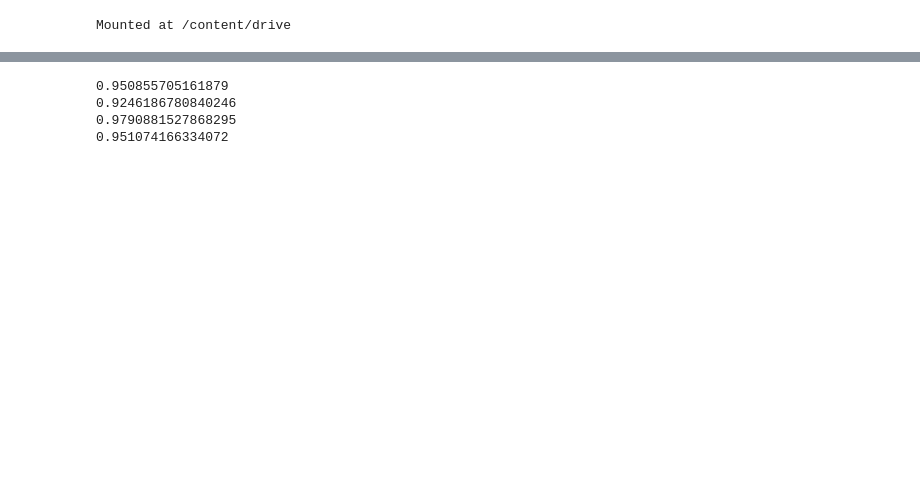
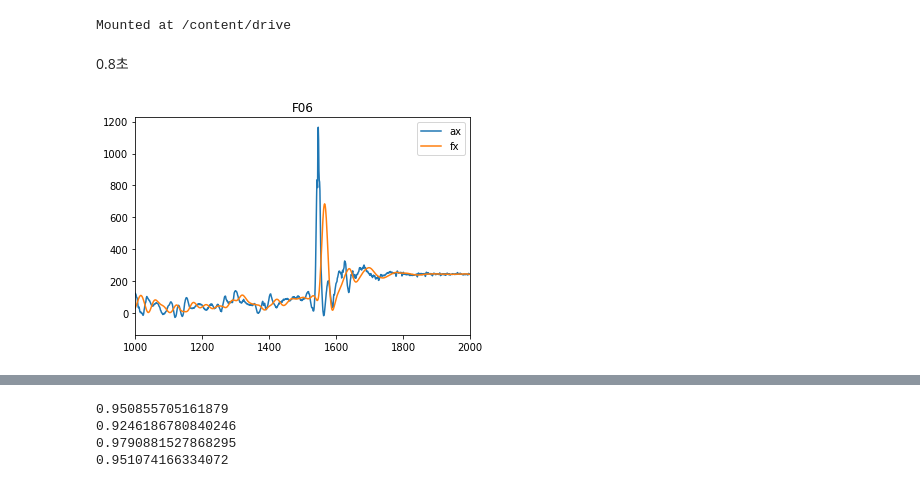
Before and after one commit to JEONSEHYEON/GwangjuAI_SGS, a Jupyter notebook: safeware.ipynb, the cells around one changed output, grey strips where cells are left out. Saved outputs shown, nothing was run; the diff lists cells and outputs as text; code cells hidden in the pictures; blank space fills up the shorter version.

```diff
--- a/safeware.ipynb
+++ b/safeware.ipynb
@@ -185,4 +182,6 @@ def labeling(fall_list,adl_list, standard , min_max , check_list): # 라벨링
         adl_df.append(df)
 
     return fall_df, adl_df
+# %% [markdown]
+0.8초
 # %%
@@ -220,6 +215,10 @@ WINDOWSIZE = 60
 fall_list, adl_list = preprocess(person)
 fall_list = preprocess2(fall_list)
 adl_list = preprocess2(adl_list)
+# %%
+printer(fall_list[5], 0, [1000,2000],'ax','fx')
+# %% [output]
+[figure, added]
 # %%
 checkList = checkList = [
 'std_mag9',
```
Also changed, not shown: parts of 17 cells of this notebook.
